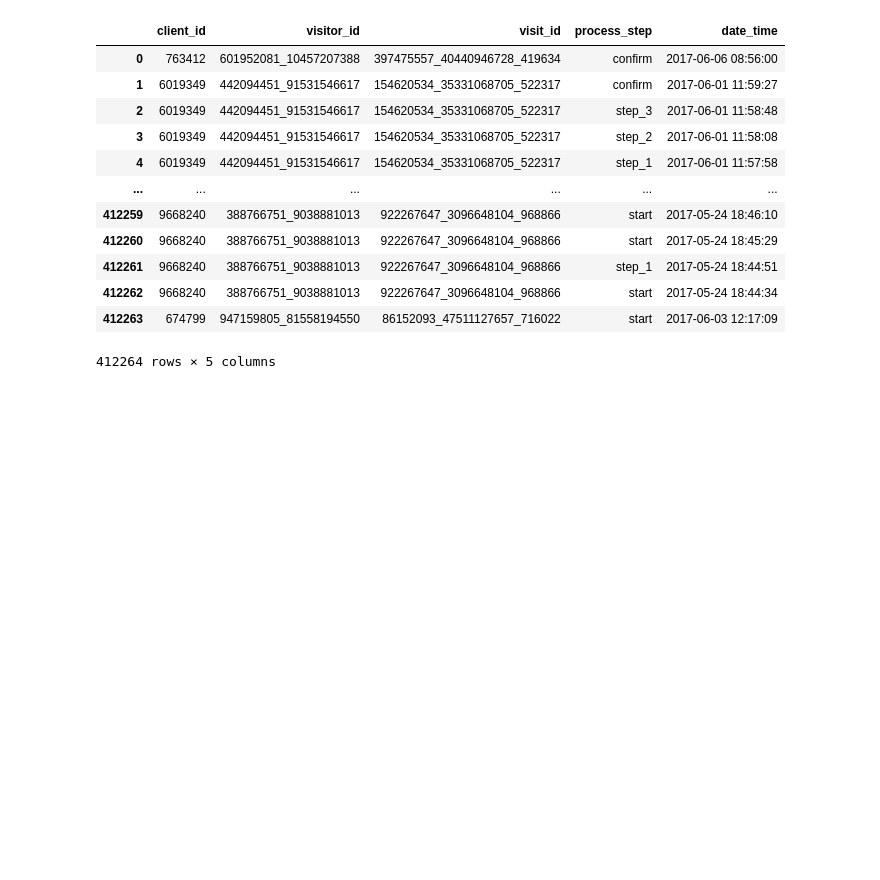
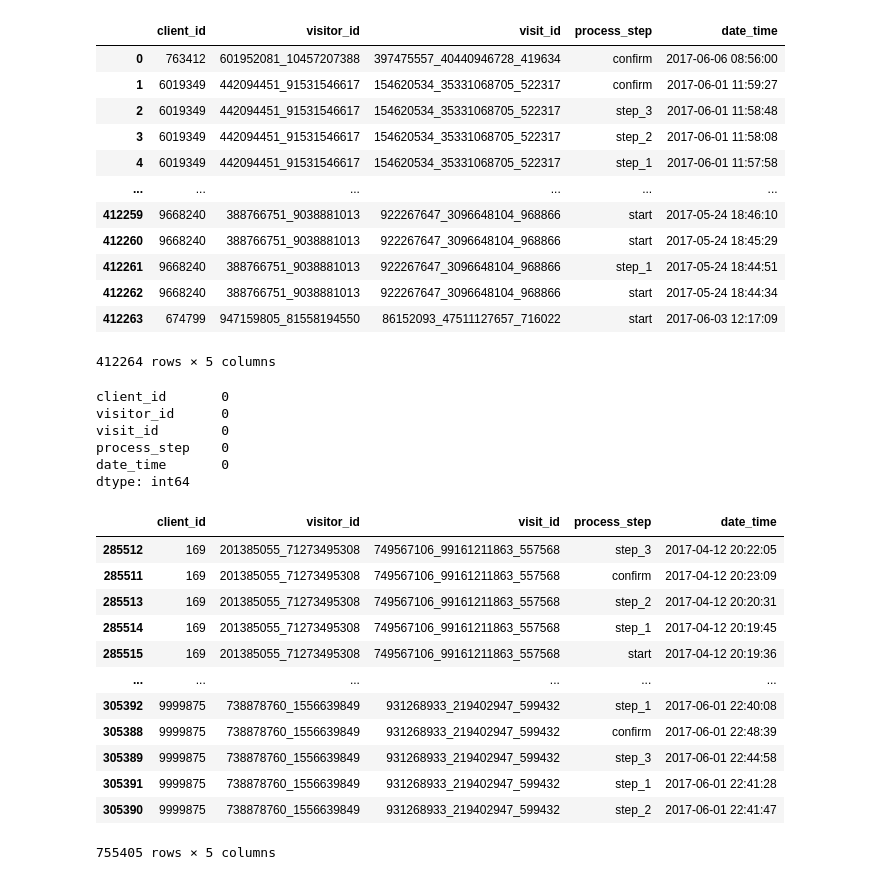
Before and after one commit to Josepdmo/PROJECT2, a Jupyter notebook: EXPLORATORY.ipynb, the cells around one changed output. Saved outputs shown, nothing was run; the diff lists cells and outputs as text; code cells hidden in the pictures; blank space fills up the shorter version.

```diff
--- a/EXPLORATORY.ipynb
+++ b/EXPLORATORY.ipynb
@@ -20,5 +78,5 @@ df_final_demo
 # %%
-df_pt1 = pd.read_csv("df_final_web_data_pt_1.txt")
+df_pt1 = pd.read_csv("data/df_final_web_data_pt_1.txt")
 df_pt1
 # %% [output]
 |  | client_id | visitor_id | visit_id | process_step | date_time |
@@ -37,5 +106,5 @@ df_pt1
 # %%
-df_pt2 = pd.read_csv("df_final_web_data_pt_2.txt")
+df_pt2 = pd.read_csv("data/df_final_web_data_pt_2.txt")
 df_pt2
 # %% [output]
 |  | client_id | visitor_id | visit_id | process_step | date_time |
@@ -51,4 +120,32 @@ df_pt2
 | 412262 | 9668240 | 388766751_9038881013 | 922267647_3096648104_968866 | start | 2017-05-24 18:44:34 |
 | 412263 | 674799 | 947159805_81558194550 | 86152093_47511127657_716022 | start | 2017-06-03 12:17:09 |
 412264 rows × 5 columns
+# %%
+df_pt2.isna().sum()
+# %% [output]
+client_id       0
+visitor_id      0
+visit_id        0
+process_step    0
+date_time       0
+dtype: int64
+# %%
+df = pd.concat([df_pt1,df_pt2], axis = 0)
+df.sort_values(by="client_id", ascending=True, inplace=True)
+# %%
+df
+# %% [output]
+|  | client_id | visitor_id | visit_id | process_step | date_time |
+| 285512 | 169 | 201385055_71273495308 | 749567106_99161211863_557568 | step_3 | 2017-04-12 20:22:05 |
+| 285511 | 169 | 201385055_71273495308 | 749567106_99161211863_557568 | confirm | 2017-04-12 20:23:09 |
+| 285513 | 169 | 201385055_71273495308 | 749567106_99161211863_557568 | step_2 | 2017-04-12 20:20:31 |
+| 285514 | 169 | 201385055_71273495308 | 749567106_99161211863_557568 | step_1 | 2017-04-12 20:19:45 |
+| 285515 | 169 | 201385055_71273495308 | 749567106_99161211863_557568 | start | 2017-04-12 20:19:36 |
+| ... | ... | ... | ... | ... | ... |
+| 305392 | 9999875 | 738878760_1556639849 | 931268933_219402947_599432 | step_1 | 2017-06-01 22:40:08 |
+| 305388 | 9999875 | 738878760_1556639849 | 931268933_219402947_599432 | confirm | 2017-06-01 22:48:39 |
+| 305389 | 9999875 | 738878760_1556639849 | 931268933_219402947_599432 | step_3 | 2017-06-01 22:44:58 |
+| 305391 | 9999875 | 738878760_1556639849 | 931268933_219402947_599432 | step_1 | 2017-06-01 22:41:28 |
+| 305390 | 9999875 | 738878760_1556639849 | 931268933_219402947_599432 | step_2 | 2017-06-01 22:41:47 |
+755405 rows × 5 columns
 # %%
```
Also changed, not shown: parts of 15 cells of this notebook.
